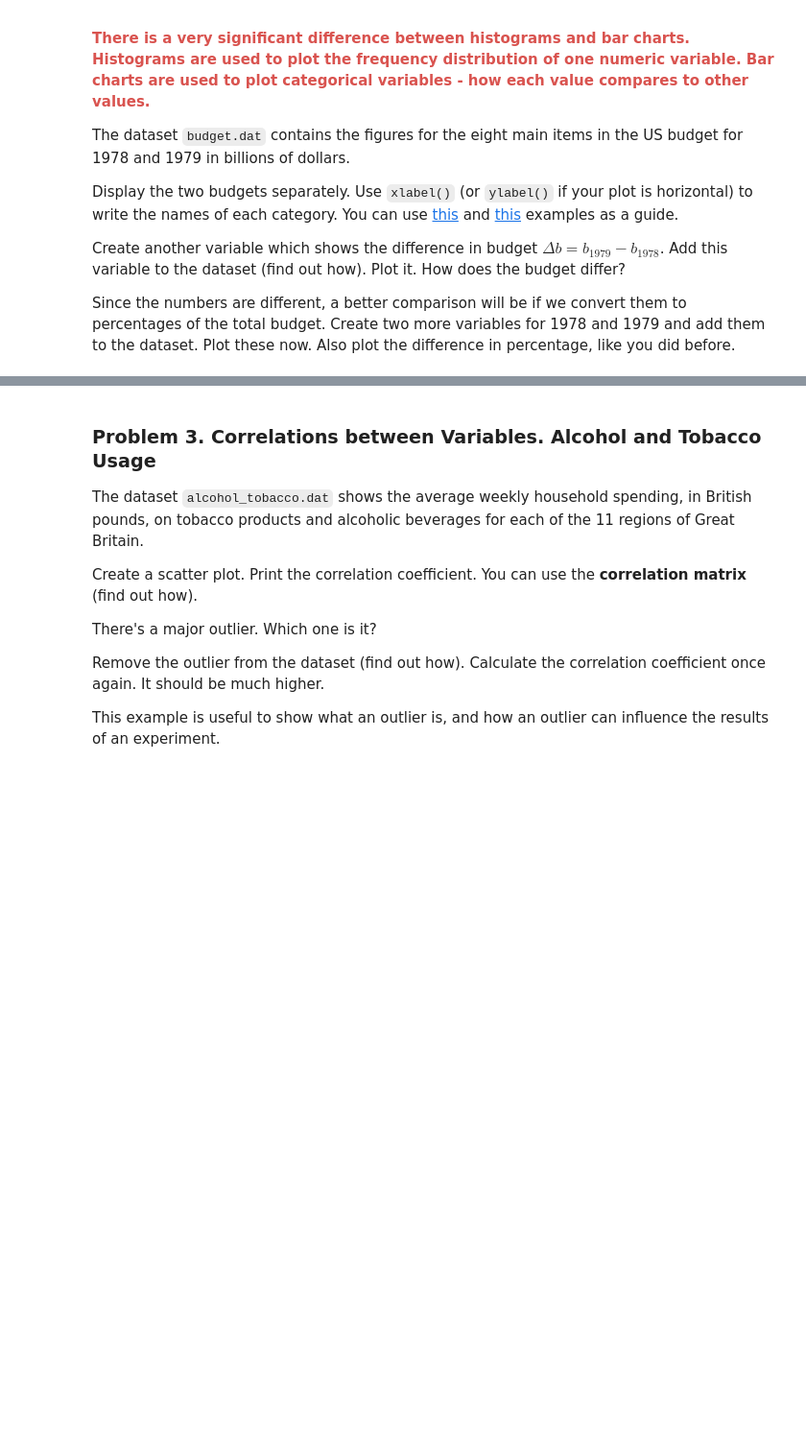
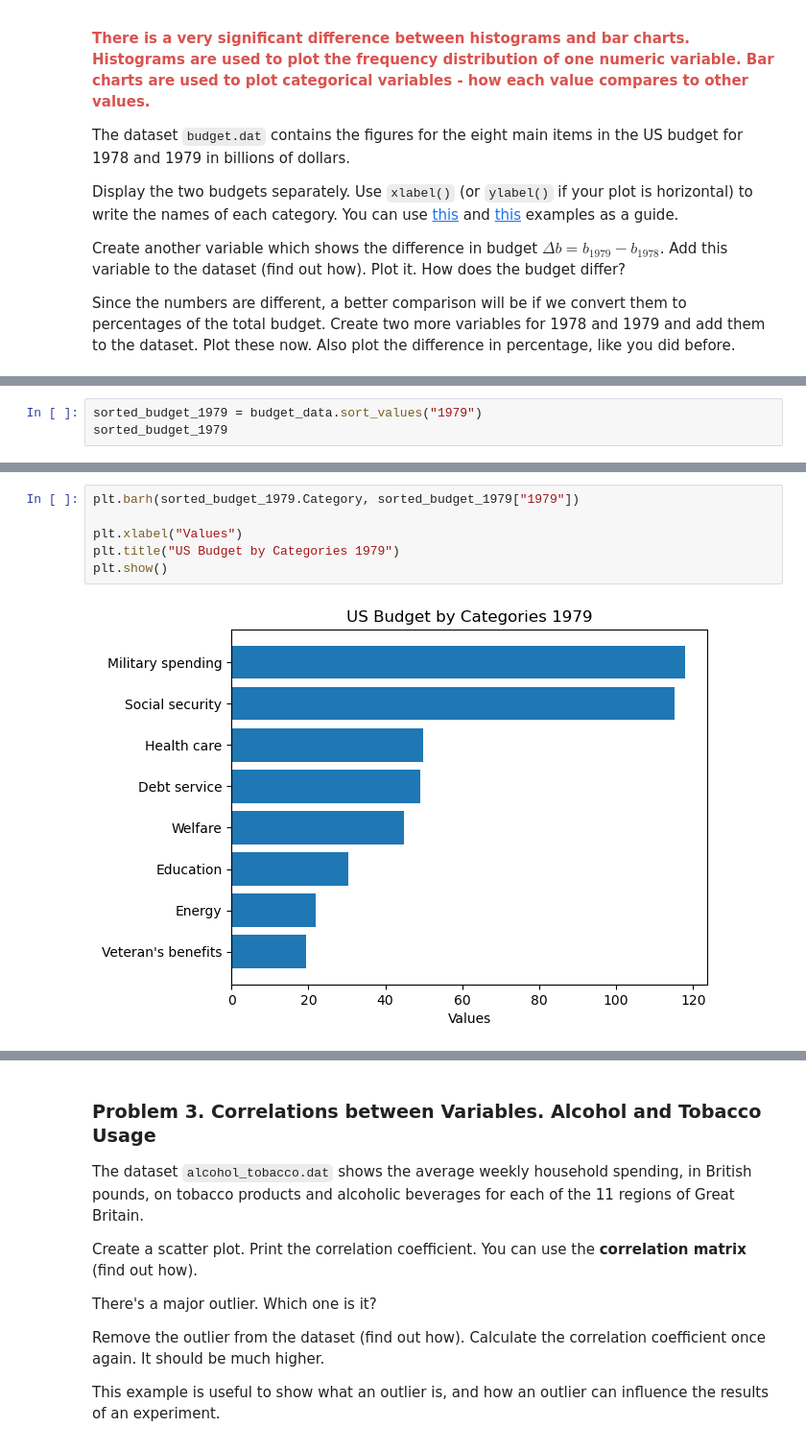
Before and after one commit to i11g/Statistics, a Jupyter notebook: Statistics Exercise.ipynb, the cells around one changed output, grey strips where cells are left out. Shown at 96% size. Drawn from its saved outputs; the diff is of its cells as text; blank space fills up the shorter version.

```diff
--- a/Statistics Exercise.ipynb
+++ b/Statistics Exercise.ipynb
@@ -137,0 +192,3 @@ Since the numbers are different, a better comparison will be if we convert them
+# %%
+sorted_budget_1979 = budget_data.sort_values("1979")
+sorted_budget_1979
@@ -137,0 +205,8 @@ Since the numbers are different, a better comparison will be if we convert them
+# %%
+plt.barh(sorted_budget_1979.Category, sorted_budget_1979["1979"])
+
+plt.xlabel("Values")
+plt.title("US Budget by Categories 1979")
+plt.show()
+# %% [output]
+[figure, added]
```
Also changed, not shown: parts of 19 cells of this notebook, 1 other file.
